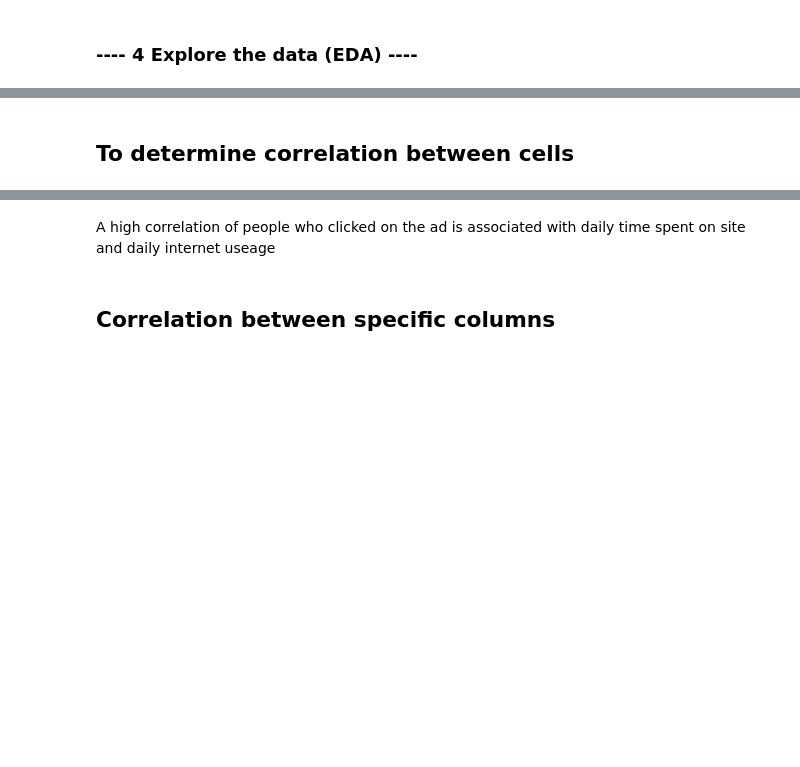
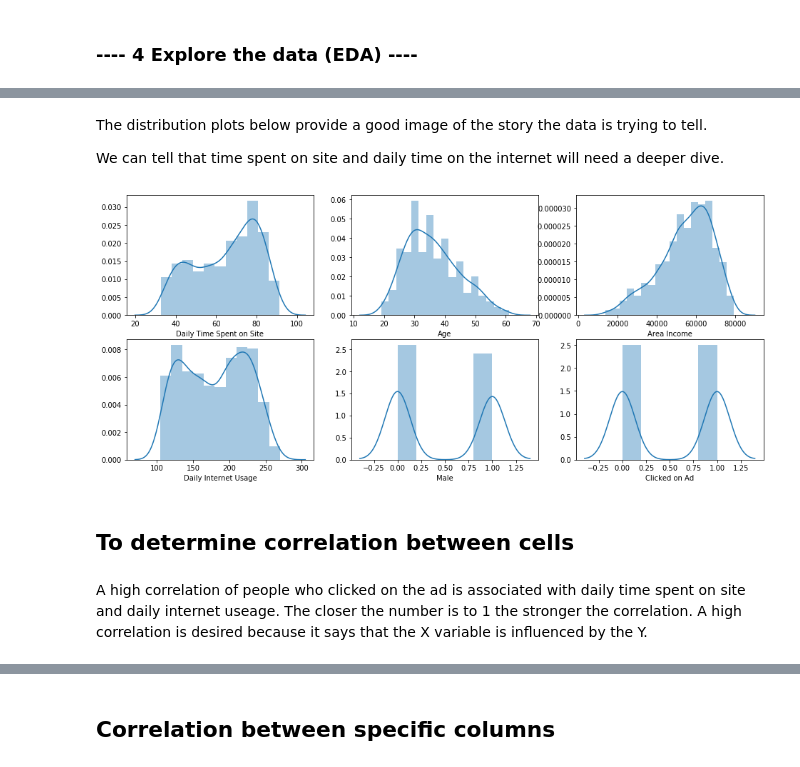
Before and after one commit to DanielDataScienceMurphy/MarketingCampaign, a Jupyter notebook: Marketing Campaign - Target Advertising.ipynb, the cells around one changed output, grey strips where cells are left out. Drawn from its saved outputs; the diff is of its cells as text; code cells hidden in the pictures; blank space fills up the shorter version.

```diff
--- a/Marketing Campaign - Target Advertising.ipynb
+++ b/Marketing Campaign - Target Advertising.ipynb
@@ -140,5 +165,27 @@ dtype: object
+# %%
+# create function
+
+def create_distributionplots(size, data, features):
+    plt.figure(figsize=size)
+    for i in range (len(features)):
+        plt.subplot(5, 3, i+1)
+        sns.distplot(data[features[i]])
+# %% [markdown]
+
+The distribution plots below provide a good image of the story the data is trying to tell.
+
+We can tell that time spent on site and daily time on the internet will need a deeper dive.
+# %%
+num_vars = df.select_dtypes(exclude =['object','datetime64']).columns
+
+#call function
+create_distributionplots((16,18), df, num_vars)
+# %% [output]
+[figure, added]
 # %% [markdown]
 ## To determine correlation between cells
+# %% [markdown]
+A high correlation of people who clicked on the ad is associated with daily time spent on site and daily internet useage. The closer the number is to 1 the stronger the correlation. A high correlation is desired because it says that the X variable is influenced by the Y.
 # %%
 df.corr()
 # %% [output]
@@ -149,8 +196,6 @@ df.corr()
 | Daily Internet Usage | 0.518658 | -0.367209 | 0.337496 | 1.000000 | 0.028012 | -0.786539 |
 | Male | -0.018951 | -0.021044 | 0.001322 | 0.028012 | 1.000000 | -0.038027 |
 | Clicked on Ad | -0.748117 | 0.492531 | -0.476255 | -0.786539 | -0.038027 | 1.000000 |
-# %% [markdown]
-A high correlation of people who clicked on the ad is associated with daily time spent on site and daily internet useage
 # %% [markdown]
 ## Correlation between specific columns
 # %%
```
Also changed, not shown: parts of 48 cells of this notebook.
